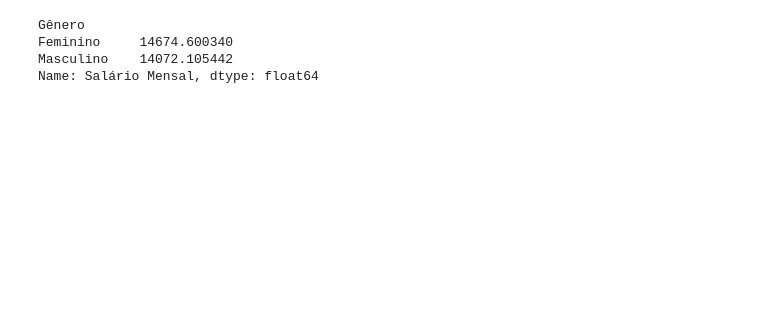
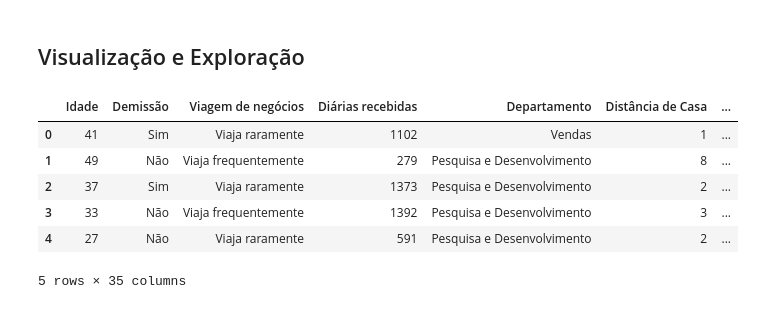
Before and after one commit to victoriawermelinger/SoulCode, a Jupyter notebook: Bootcamp - ANALISE DE DADOS/Atividade 03 - Pandas.ipynb, the cells around one changed output. Cells and saved outputs as stored; diff of their text form; code cells hidden in the pictures; blank space fills up the shorter version.

```diff
--- a/Bootcamp - ANALISE DE DADOS/Atividade 03 - Pandas.ipynb
+++ b/Bootcamp - ANALISE DE DADOS/Atividade 03 - Pandas.ipynb
@@ -330,9 +0,0 @@ display(menos_tempo)
-# %%
-# Calcular a média do salário mensal por gênero
-genero = desgaste_funcionario.groupby('Gênero')['Salário Mensal'].mean()
-print(genero)
-# %% [output]
-Gênero
-Feminino     14674.600340
-Masculino    14072.105442
-Name: Salário Mensal, dtype: float64
@@ -338,0 +9,13 @@ Name: Salário Mensal, dtype: float64
+# %% [markdown]
+## Visualização e Exploração
+# %%
+# Visualizar as primeiras linhas
+display(desgaste_funcionario.head())
+# %% [output]
+|  | Idade | Demissão | Viagem de negócios | Diárias recebidas | Departamento | Distância de Casa | ... |
+| 0 | 41 | Sim | Viaja raramente | 1102 | Vendas | 1 | ... |
+| 1 | 49 | Não | Viaja frequentemente | 279 | Pesquisa e Desenvolvimento | 8 | ... |
+| 2 | 37 | Sim | Viaja raramente | 1373 | Pesquisa e Desenvolvimento | 2 | ... |
+| 3 | 33 | Não | Viaja frequentemente | 1392 | Pesquisa e Desenvolvimento | 3 | ... |
+| 4 | 27 | Não | Viaja raramente | 591 | Pesquisa e Desenvolvimento | 2 | ... |
+5 rows × 35 columns
```
Also changed, not shown: parts of 47 cells of this notebook.
